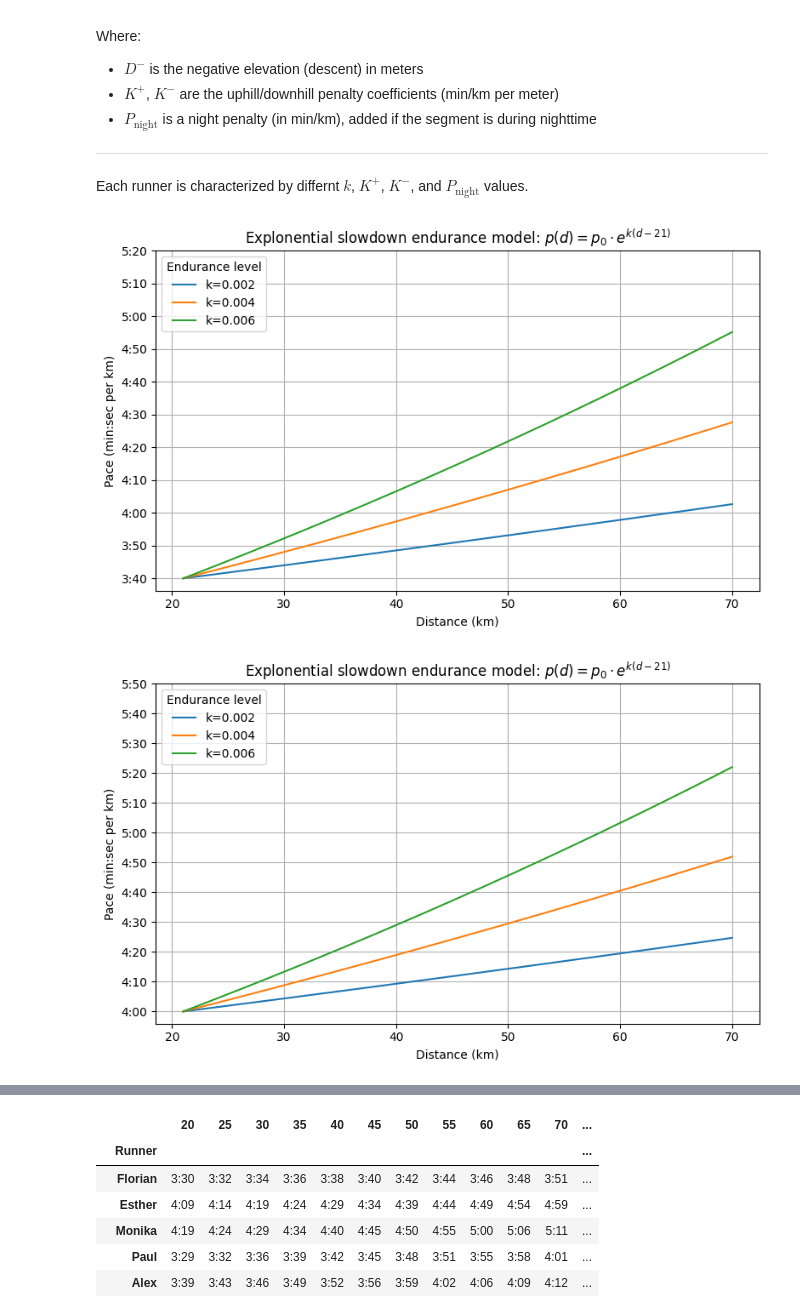
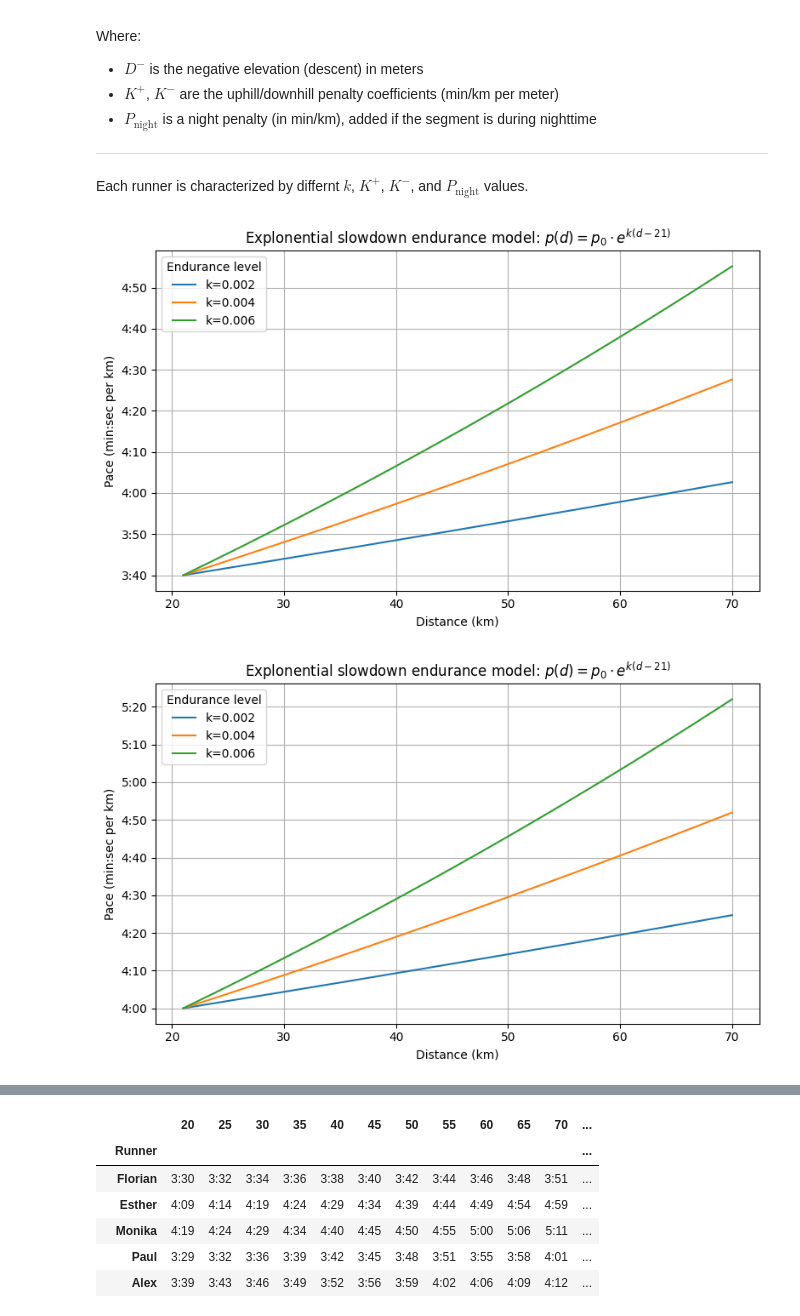
Before and after one commit to riccardocadei/eurotrip, a Jupyter notebook: pace.ipynb, the cells around one changed output, grey strips where cells are left out. Cells and saved outputs as stored; diff of their text form; code cells hidden in the pictures.

Commit message:
clean pace analysis

```diff
--- a/pace.ipynb
+++ b/pace.ipynb
@@ -46,15 +46,15 @@ Where:
 
 Each runner is characterized by differnt $k$, $K^+$, $K^-$, and $P_{\text{night}}$ values.
 # %%
-pace_HM = 3 + 40/60 # 3:40/km
+pace_HM = 3*60 + 40 # 3:40/km
 k_values = [0.002, 0.004, 0.006]
 plot_pace_decay(pace_HM, k_values)
 # %% [output]
-[figure, old version]
+[figure, new version]
 # %%
-pace_HM = 4 # 4:00/km
+pace_HM = 4*60  # 4:00/km
 k_values = [0.002, 0.004, 0.006]
 plot_pace_decay(pace_HM, k_values)
 # %% [output]
-[figure, old version]
+[figure, new version]
 # %%
```
Also changed, not shown: parts of 1 cell of this notebook, 4 other files.
